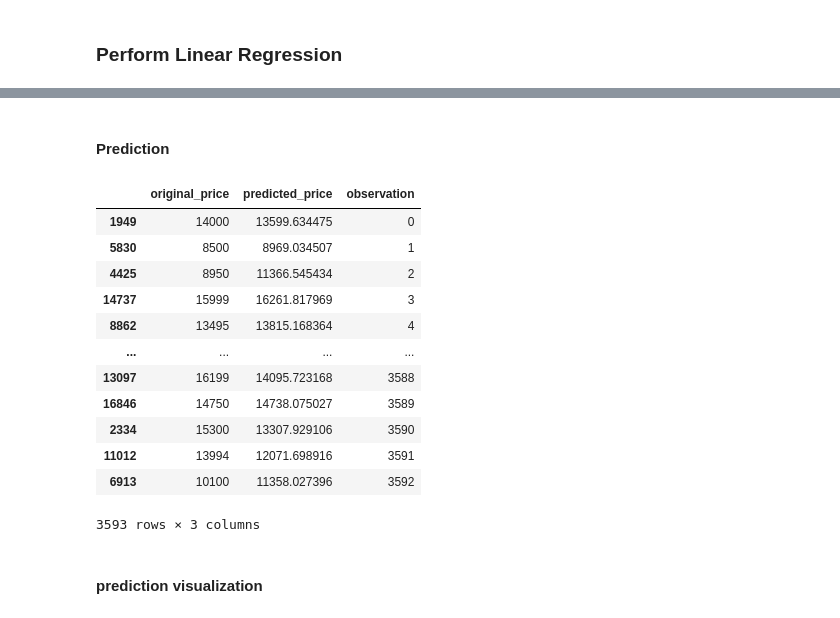
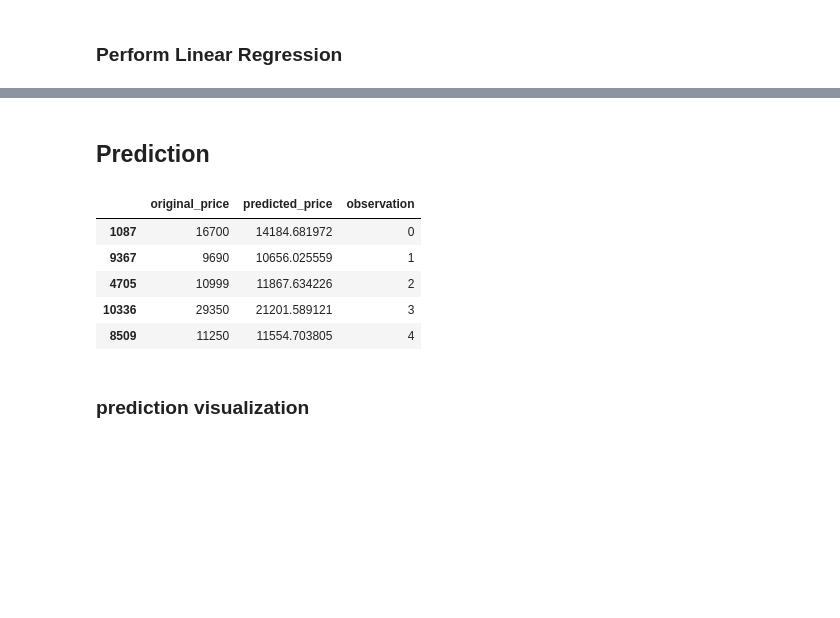
Before and after one commit to zintesar/ford_used_car_EDA, a Jupyter notebook: ford_used_car_machine_learning.ipynb, the cells around one changed output, grey strips where cells are left out. Drawn from its saved outputs; the diff is of its cells as text; code cells hidden in the pictures; blank space fills up the shorter version.

```diff
--- a/ford_used_car_machine_learning.ipynb
+++ b/ford_used_car_machine_learning.ipynb
@@ -214,33 +221,26 @@ array([-2247521.76301342])
 # %% [markdown]
-#### Prediction
+## Prediction
 # %%
 # Predict from the test set features
 y_pred = model.predict(X_test)
 # %%
 df_predict = pd.DataFrame()
 
 df_predict['original_price'] = y_test['price']
 df_predict['predicted_price'] = y_pred
 df_predict['observation'] = np.arange(0, y_test.shape[0] , 1)
 
 
-display(df_predict)
+display(df_predict.head())
 # %% [output]
 |  | original_price | predicted_price | observation |
-| 1949 | 14000 | 13599.634475 | 0 |
-| 5830 | 8500 | 8969.034507 | 1 |
-| 4425 | 8950 | 11366.545434 | 2 |
-| 14737 | 15999 | 16261.817969 | 3 |
-| 8862 | 13495 | 13815.168364 | 4 |
-| ... | ... | ... | ... |
-| 13097 | 16199 | 14095.723168 | 3588 |
-| 16846 | 14750 | 14738.075027 | 3589 |
-| 2334 | 15300 | 13307.929106 | 3590 |
-| 11012 | 13994 | 12071.698916 | 3591 |
-| 6913 | 10100 | 11358.027396 | 3592 |
+| 1087 | 16700 | 14184.681972 | 0 |
+| 9367 | 9690 | 10656.025559 | 1 |
+| 4705 | 10999 | 11867.634226 | 2 |
+| 10336 | 29350 | 21201.589121 | 3 |
+| 8509 | 11250 | 11554.703805 | 4 |
-3593 rows × 3 columns
 # %% [markdown]
-#### prediction visualization
+### prediction visualization
 # %%
 # y_test['pred'] = y_pred
 # y_test['x'] = np.arange(0,y_test.shape[0],1).tolist()
```
Also changed, not shown: parts of 21 cells of this notebook.
